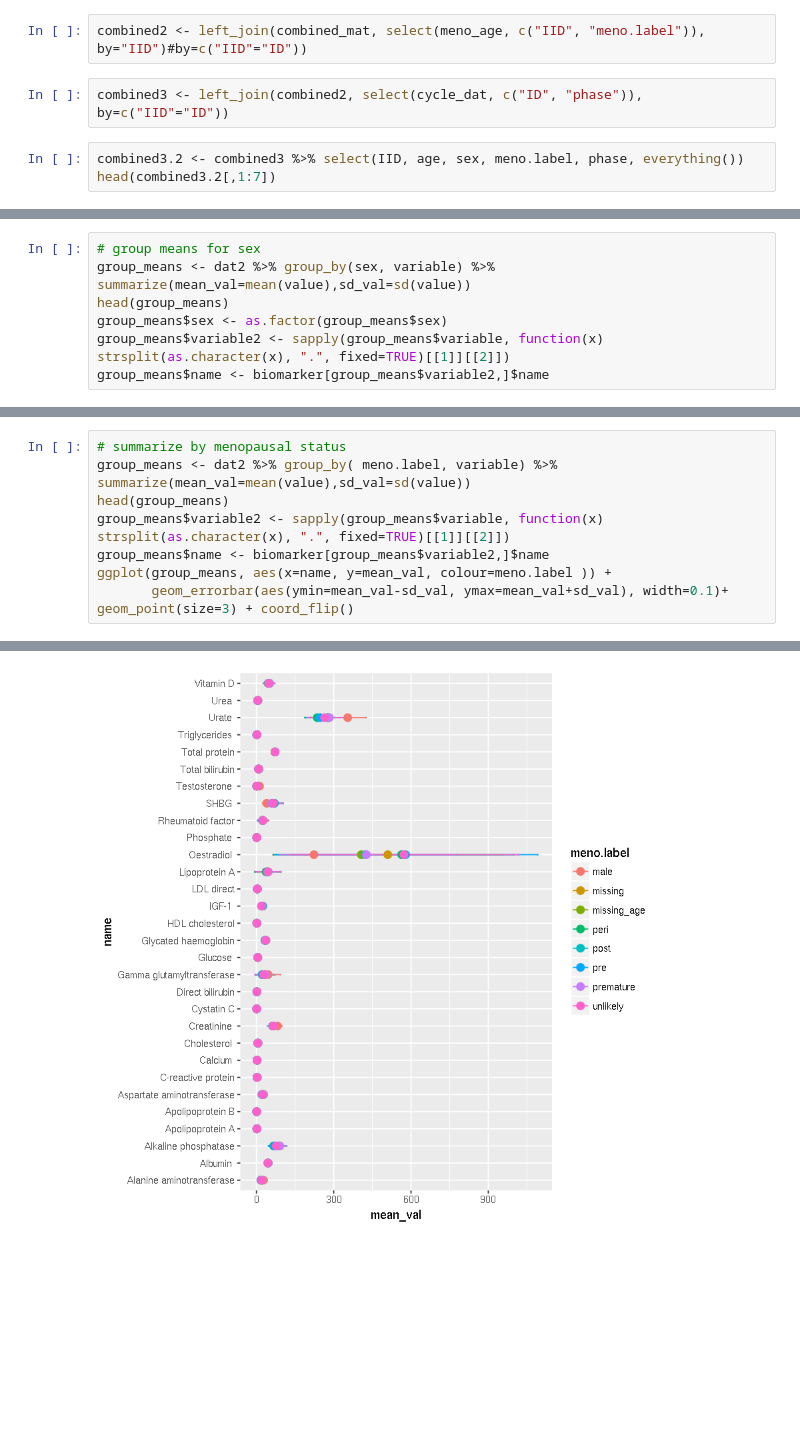
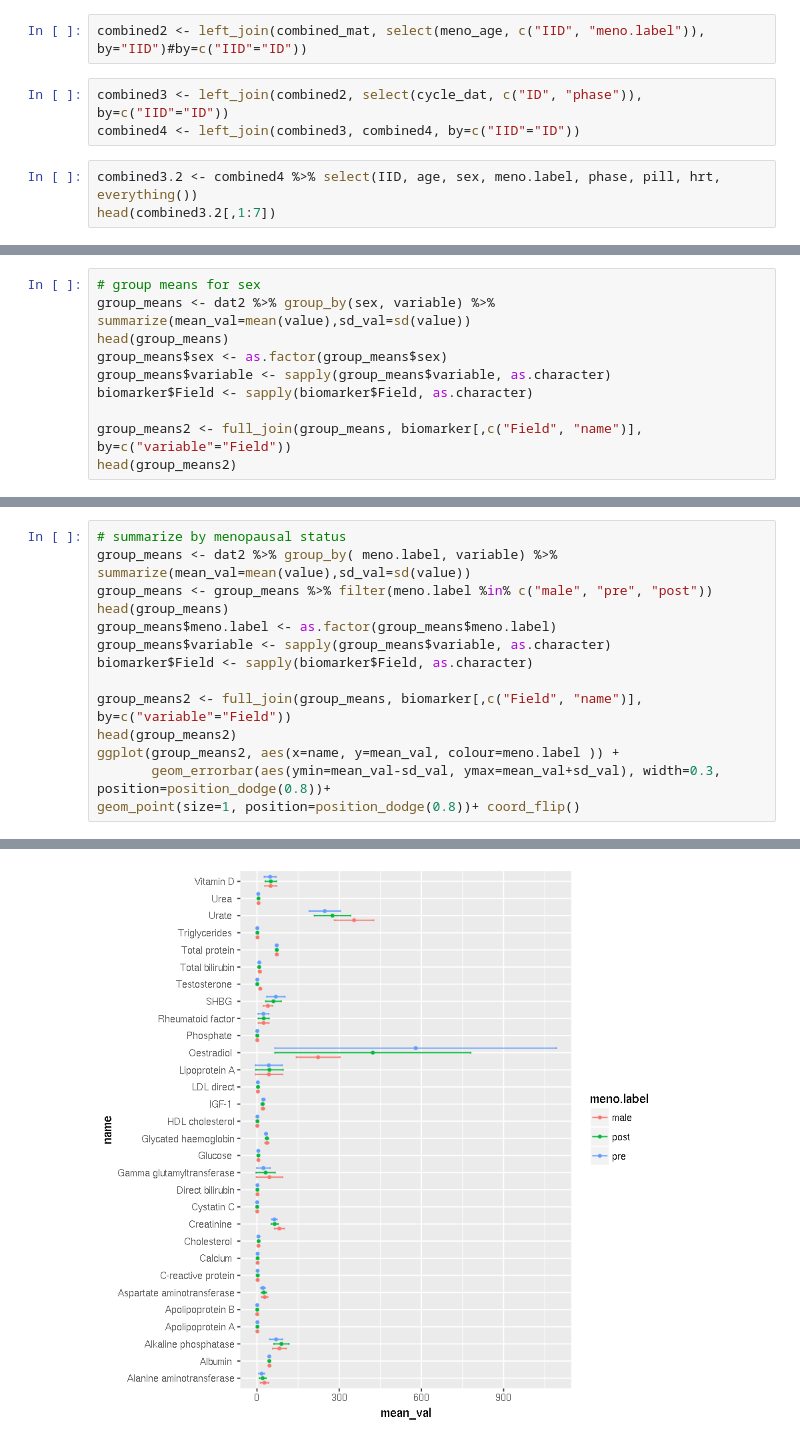
Before and after one commit to rivas-lab/sex-diff-biomarker-genetics, a Jupyter notebook: notebooks/ExploreBiomarkerPhe.ipynb, the cells around one changed output, grey strips where cells are left out. Drawn from its saved outputs; the diff is of its cells as text; blank space fills up the shorter version.

```diff
--- a/notebooks/ExploreBiomarkerPhe.ipynb
+++ b/notebooks/ExploreBiomarkerPhe.ipynb
@@ -142,6 +120,7 @@ head(meno_age)
 combined2 <- left_join(combined_mat, select(meno_age, c("IID", "meno.label")), by="IID")#by=c("IID"="ID"))
 # %%
 combined3 <- left_join(combined2, select(cycle_dat, c("ID", "phase")), by=c("IID"="ID"))
+combined4 <- left_join(combined3, combined4, by=c("IID"="ID"))
 # %%
-combined3.2 <- combined3 %>% select(IID, age, sex, meno.label, phase, everything())
+combined3.2 <- combined4 %>% select(IID, age, sex, meno.label, phase, pill, hrt, everything())
 head(combined3.2[,1:7])
@@ -188,7 +151,10 @@ dat2 <- dat.melted %>% filter(!is.na(value))
 group_means <- dat2 %>% group_by(sex, variable) %>% summarize(mean_val=mean(value),sd_val=sd(value))
 head(group_means)
 group_means$sex <- as.factor(group_means$sex)
-group_means$variable2 <- sapply(group_means$variable, function(x) strsplit(as.character(x), ".", fixed=TRUE)[[1]][[2]])
-group_means$name <- biomarker[group_means$variable2,]$name
+group_means$variable <- sapply(group_means$variable, as.character)
+biomarker$Field <- sapply(biomarker$Field, as.character)
+
+group_means2 <- full_join(group_means, biomarker[,c("Field", "name")], by=c("variable"="Field"))
+head(group_means2)
 # %% [output]
 | sex | variable | mean_val | sd_val |
@@ -215,11 +188,16 @@ geom_point(size=3) + coord_flip()+facet_wrap(~name, ncol=1, scales="free") # FIX
 # %%
 # summarize by menopausal status
 group_means <- dat2 %>% group_by( meno.label, variable) %>% summarize(mean_val=mean(value),sd_val=sd(value))
+group_means <- group_means %>% filter(meno.label %in% c("male", "pre", "post"))
 head(group_means)
-group_means$variable2 <- sapply(group_means$variable, function(x) strsplit(as.character(x), ".", fixed=TRUE)[[1]][[2]])
-group_means$name <- biomarker[group_means$variable2,]$name
-ggplot(group_means, aes(x=name, y=mean_val, colour=meno.label )) +
-       geom_errorbar(aes(ymin=mean_val-sd_val, ymax=mean_val+sd_val), width=0.1)+
-geom_point(size=3) + coord_flip()
+group_means$meno.label <- as.factor(group_means$meno.label)
+group_means$variable <- sapply(group_means$variable, as.character)
+biomarker$Field <- sapply(biomarker$Field, as.character)
+
+group_means2 <- full_join(group_means, biomarker[,c("Field", "name")], by=c("variable"="Field"))
+head(group_means2)
+ggplot(group_means2, aes(x=name, y=mean_val, colour=meno.label )) +
+       geom_errorbar(aes(ymin=mean_val-sd_val, ymax=mean_val+sd_val), width=0.3, position=position_dodge(0.8))+
+geom_point(size=1, position=position_dodge(0.8))+ coord_flip()
 # %% [output]
 | meno.label | variable | mean_val | sd_val |
@@ -232 +217 @@ geom_point(size=3) + coord_flip()
-[figure, old version]
+[figure, new version]
```
Also changed, not shown: parts of 18 cells of this notebook, 8 other files.
